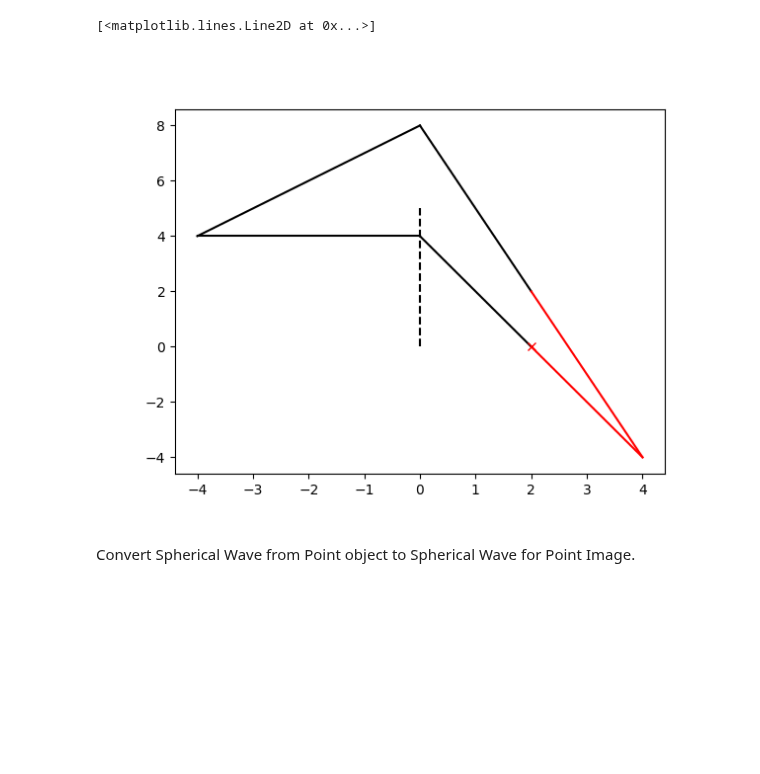
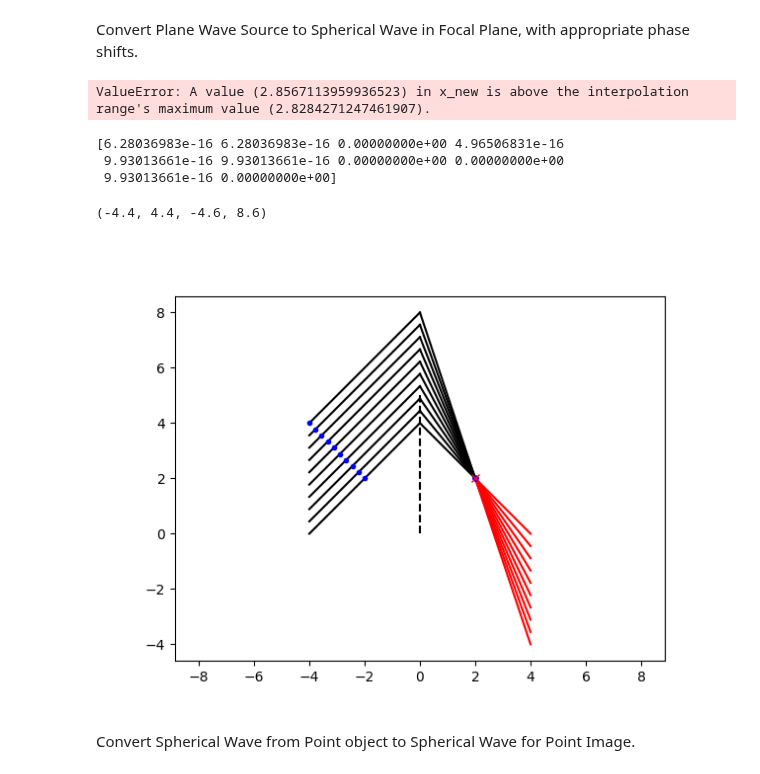
Before and after one commit to DavidLanders95/MonteCarloMS, a Jupyter notebook: phase_shift_thin_lens.ipynb, the cells around one changed output. Saved outputs shown, nothing was run; the diff lists cells and outputs as text; code cells hidden in the pictures; blank space fills up the shorter version.

```diff
--- a/phase_shift_thin_lens.ipynb
+++ b/phase_shift_thin_lens.ipynb
@@ -103,7 +34,9 @@ plt.axis('equal')
+# %% [markdown]
+Convert Plane Wave Source to Spherical Wave in Focal Plane, with appropriate phase shifts.
 # %%
 
 f = 10
-N = 2
+N = 10
 x0 = 4.0
 do = -4
 lens_z = 0.0
@@ -112,9 +45,9 @@ di = -1/((1/-lens_f) - (1/do))
 M = di / do
 chief_opl = np.abs(do) + di
 
-rays_start_x = np.linspace(x0, x0, N)
+rays_start_x = np.linspace(0.0, x0, N)
 rays_start_z = np.linspace(do, do, N)
-rays_slope = np.linspace(0.0, 1.0, N)
+rays_slope = np.linspace(1.0, 1.0, N)
 rays_angle = np.arctan(rays_slope)
 d = np.cos(rays_angle) * rays_start_x
 
@@ -148,46 +81,49 @@ opl_chief = np.sqrt(lens_f ** 2 + focal_point_x **2)
 interface_distance_left = rays_lens[0, :] * np.sin(rays_angle)
 interface_distance_right = rays_lens[0, :] * np.sin(new_ray_angle)
 
-# rays_lens_opl_right = rays_start_lens_opl_left - rays_lens[0, :] * np.sin(rays_angle) -  #(rays_start_lens_opl_left - rays_lens[0, :] * np.sin(rays_angle)) - np.sqrt(lens_f ** 2 + (rays_lens[0, :] - focal_point_x) ** 2)
-# h =  np.abs(rays_lens[0, :]) * np.sin(new_ray_angle)
-# rays_lens_focal_opl = rays_lens_opl_right #rays_lens_opl_right + np.sqrt(lens_f ** 2 + (rays_lens[0, :] - focal_point_x) ** 2)
-# # rays_lens_image_opl = #rays_lens_focal_opl + np.sqrt((di - lens_f) ** 2 + (rays_focal[0, :] - rays_image[0, :]) **2)
+rays_lens_opl_right = (rays_start_lens_opl_left - rays_lens[0, :] * np.sin(rays_angle)) - np.sqrt(lens_f ** 2 + (rays_lens[0, :] - focal_point_x) ** 2)
+rays_lens_focal_opl = rays_lens_opl_right + np.sqrt(lens_f ** 2 + (rays_lens[0, :] - focal_point_x) ** 2)
+rays_lens_image_opl = rays_lens_focal_opl + np.sqrt((di - lens_f) ** 2 + (rays_focal[0, :] - rays_image[0, :]) **2)
 
-# opl_values =  np.ones(N) * 5.6568 #(rays_start_lens_opl_left - rays_lens[0, :] * np.sin(rays_angle))
-# z01_given_opl, x01_given_z = interp_coordinates_from_optical_path_length(rays_start_opl, rays_start_lens_opl_left,
-#                                                                         rays_start_z, rays_lens_z,
-#                                                                         rays_start[0, :], rays_lens[0, :],
-#                                                                         opl_values)
+opl_values =  opl_chief #(rays_start_lens_opl_left - rays_lens[0, :] * np.sin(rays_angle))
+z01_given_opl, x01_given_z = interp_coordinates_from_optical_path_length(rays_start_opl, rays_start_lens_opl_left,
+                                                                        rays_start_z, rays_lens_z,
+                                                                        rays_start[0, :], rays_lens[0, :],
+                                                                        opl_values)
 
-# opl_value = np.ones(N) * rays_lens_opl_right
-# z12_given_opl, x12_given_z = interp_coordinates_from_optical_path_length(rays_lens_opl_right, rays_lens_focal_opl,
-#                                                                         rays_lens_z, rays_focal_z,
-#                                                                         rays_lens[0, :], rays_focal[0, :],
-#                                                                         opl_values)
+opl_value = rays_lens_opl_right
+z12_given_opl, x12_given_z = interp_coordinates_from_optical_path_length(rays_lens_opl_right, rays_lens_focal_opl,
+                                                                        rays_lens_z, rays_focal_z,
+                                                                        rays_lens[0, :], rays_focal[0, :],
+                                                                        opl_values)
 # opl_value = 5
 # z13_given_opl, x13_given_z = interp_coordinates_from_optical_path_length(rays_lens_focal_opl, rays_lens_image_opl,
 #                                                                         rays_focal_z, rays_image_z,
 #                                                                         rays_focal[0, :], rays_image[0, :],
 #                                                                         opl_values)
+# %% [output]
+ValueError: A value (2.8567113959936523) in x_new is above the interpolation range's maximum value (2.8284271247461907).
 # %%
 plt.figure()
 plt.vlines(0, 0, 5, color = 'k', linestyle = '--')
 plt.plot([rays_start_z, rays_lens_z], [rays_start[0, :], rays_lens[0, :]], '-k')
 plt.plot([rays_lens_z, rays_focal_z], [rays_lens[0, :], rays_focal[0, :]], '-k')
 plt.plot([rays_focal_z, rays_image_z], [rays_focal[0, :], rays_image[0, :]], '-r')
-# plt.plot(z01_given_opl, x01_given_z, '.b')
-# plt.plot(z12_given_opl, x12_given_z, '.b')
+plt.plot(z01_given_opl, x01_given_z, '.b')
+plt.plot(z12_given_opl, x12_given_z, '.b')
 # plt.plot(z13_given_opl, x13_given_z, '.b')
-# dist = np.sqrt((z12_given_opl - lens_f) ** 2 + (x12_given_z - focal_point_x) ** 2)
-# print(dist)
+dist = np.sqrt((z12_given_opl - lens_f) ** 2 + (x12_given_z - focal_point_x) ** 2)
+print(dist)
 x = lens_f * rays_slope
 
-
 plt.plot(lens_f, x[0], 'xr')
-# plt.axis('equal')
+plt.axis('equal')
 # %% [output]
-[<matplotlib.lines.Line2D at 0x...>]
+[6.28036983e-16 6.28036983e-16 0.00000000e+00 4.96506831e-16
+ 9.93013661e-16 9.93013661e-16 0.00000000e+00 0.00000000e+00
+ 9.93013661e-16 0.00000000e+00]
+(-4.4, 4.4, -4.6, 8.6)
-[figure, old version]
+[figure, new version]
 # %% [markdown]
 Convert Spherical Wave from Point object to Spherical Wave for Point Image.
 # %%
```
Also changed, not shown: parts of 5 cells of this notebook.
